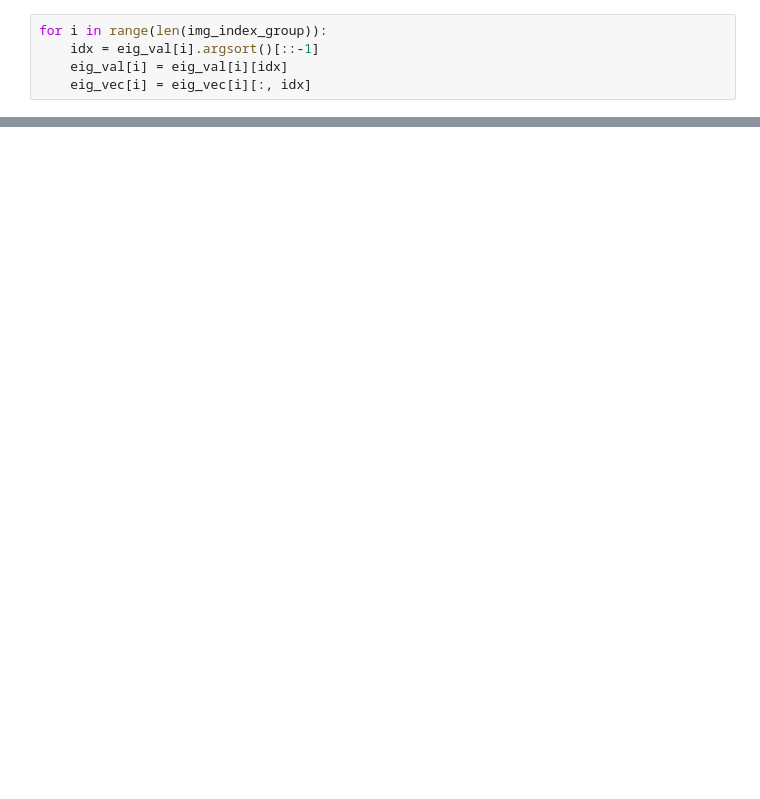
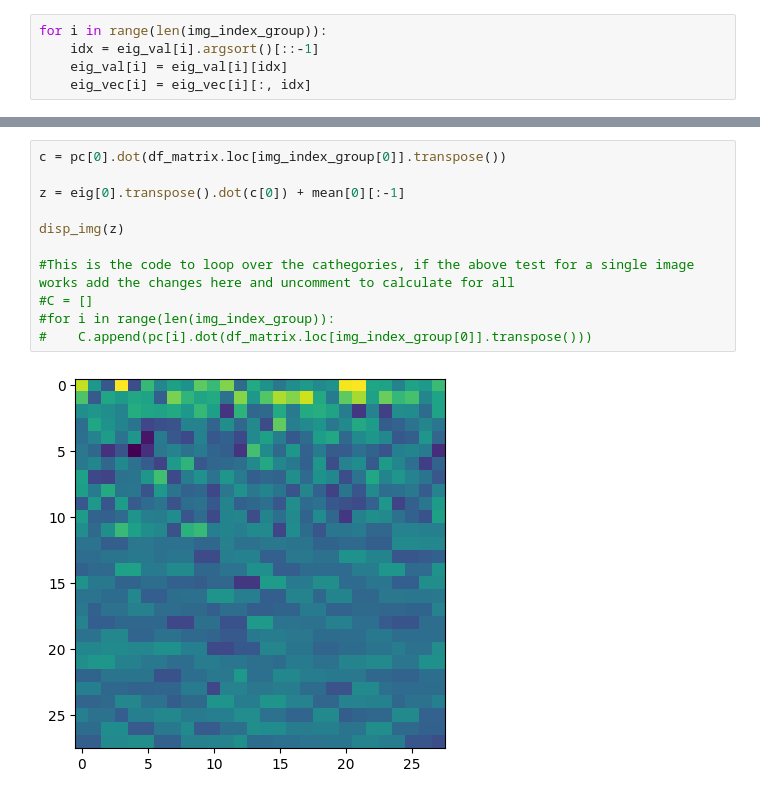
Before and after one commit to lusxvr/cogs118b_finalProject, a Jupyter notebook: test.ipynb, the cells around one changed output, grey strips where cells are left out. Cells and saved outputs as stored; diff of their text form; blank space fills up the shorter version.

```diff
--- a/test.ipynb
+++ b/test.ipynb
@@ -261,0 +289,13 @@ print(U)
+# %%
+c = pc[0].dot(df_matrix.loc[img_index_group[0]].transpose())
+
+z = eig[0].transpose().dot(c[0]) + mean[0][:-1]
+
+disp_img(z)
+
+#This is the code to loop over the cathegories, if the above test for a single image works add the changes here and uncomment to calculate for all
+#C = []
+#for i in range(len(img_index_group)):
+#    C.append(pc[i].dot(df_matrix.loc[img_index_group[0]].transpose()))
+# %% [output]
+[figure, added]
```
Also changed, not shown: parts of 12 cells of this notebook.
